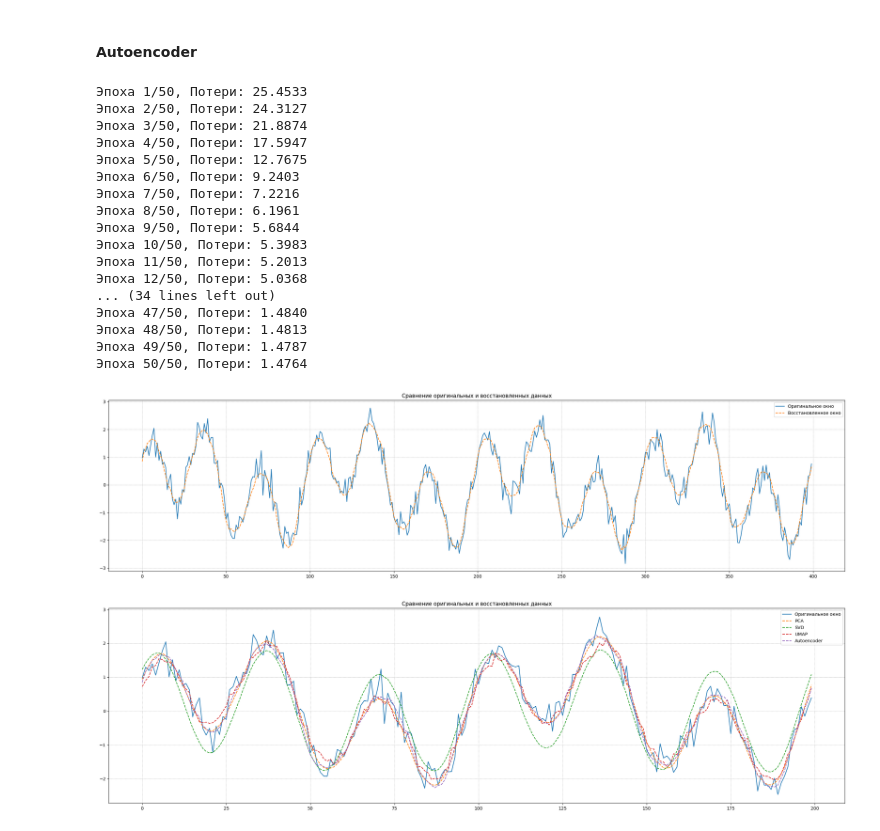
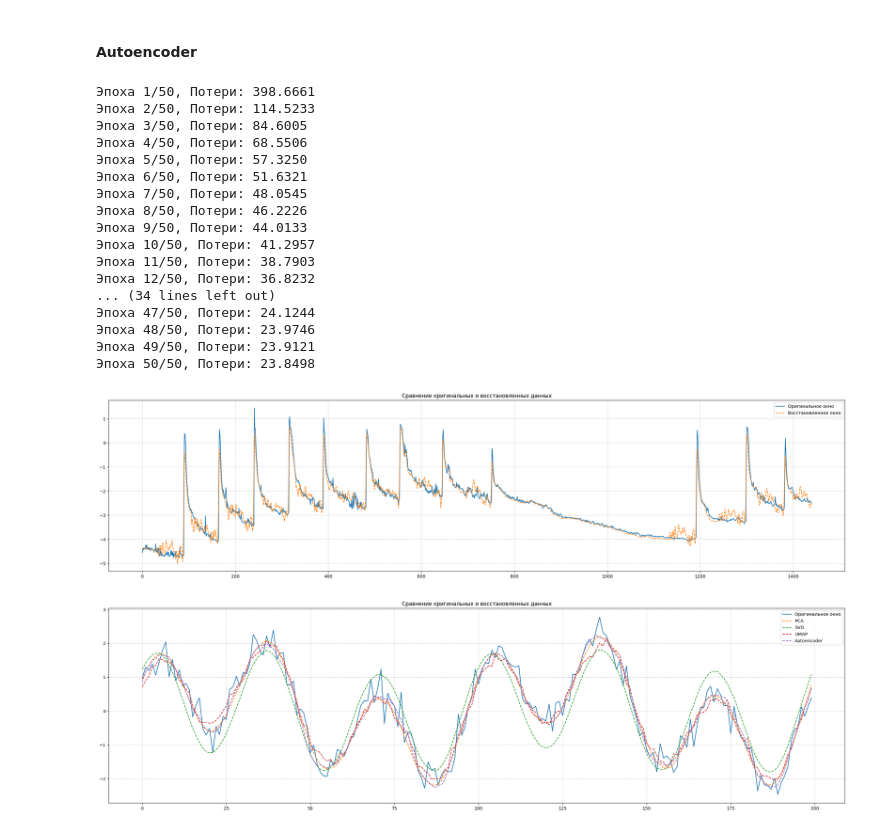
Before and after one commit to 3yungar/dl_phd_project, a Jupyter notebook: anomaly_forecasting/feature_space_compression.ipynb, the cells around one changed output. Drawn from its saved outputs; the diff is of its cells as text; code cells hidden in the pictures.

```diff
--- a/anomaly_forecasting/feature_space_compression.ipynb
+++ b/anomaly_forecasting/feature_space_compression.ipynb
@@ -20,2 +25,4 @@ signal = signal.astype('float32')
+# %%
+signal = pd.read_csv('../data/small_data.csv', usecols=['temp_ice']).values[:30000].reshape(-1)
 # %%
 plt.figure(figsize=(30, 6))
@@ -57,7 +65,7 @@ def plot_reconstructed_data(X_reconstructed, length=400):
     plt.grid(linestyle='--', linewidth=0.5)
     plt.show()
 # %%
-N_COMPRESSED_FEATURES = 4
+N_COMPRESSED_FEATURES = 5
 # %% [markdown]
 ### Linear methods
 # %% [markdown]
@@ -231,7 +241,7 @@ for epoch in range(epochs):
     model.train()
     epoch_loss = 0.0
 
-    for i in range(0, len(X[400:]), batch_size):
+    for i in range(0, len(X[1440:]), batch_size):
         # Формируем батчи
         batch = torch.tensor(X[i:i+batch_size], dtype=torch.float32)
 
@@ -255,27 +265,27 @@ for epoch in range(epochs):
 with torch.no_grad():
     X_ae_compressed, X_ae_reconstructed = model(torch.tensor(X, dtype=torch.float32))
 # %% [output]
-Эпоха 1/50, Потери: 25.4533
-Эпоха 2/50, Потери: 24.3127
-Эпоха 3/50, Потери: 21.8874
-Эпоха 4/50, Потери: 17.5947
-Эпоха 5/50, Потери: 12.7675
-Эпоха 6/50, Потери: 9.2403
-Эпоха 7/50, Потери: 7.2216
-Эпоха 8/50, Потери: 6.1961
-Эпоха 9/50, Потери: 5.6844
-Эпоха 10/50, Потери: 5.3983
-Эпоха 11/50, Потери: 5.2013
-Эпоха 12/50, Потери: 5.0368
+Эпоха 1/50, Потери: 398.6661
+Эпоха 2/50, Потери: 114.5233
+Эпоха 3/50, Потери: 84.6005
+Эпоха 4/50, Потери: 68.5506
+Эпоха 5/50, Потери: 57.3250
+Эпоха 6/50, Потери: 51.6321
+Эпоха 7/50, Потери: 48.0545
+Эпоха 8/50, Потери: 46.2226
+Эпоха 9/50, Потери: 44.0133
+Эпоха 10/50, Потери: 41.2957
+Эпоха 11/50, Потери: 38.7903
+Эпоха 12/50, Потери: 36.8232
 ... (34 lines left out)
-Эпоха 47/50, Потери: 1.4840
-Эпоха 48/50, Потери: 1.4813
-Эпоха 49/50, Потери: 1.4787
-Эпоха 50/50, Потери: 1.4764
+Эпоха 47/50, Потери: 24.1244
+Эпоха 48/50, Потери: 23.9746
+Эпоха 49/50, Потери: 23.9121
+Эпоха 50/50, Потери: 23.8498
 # %%
-plot_reconstructed_data(X_ae_reconstructed)
+plot_reconstructed_data(X_ae_reconstructed, 1440)
 # %% [output]
-[figure, old version]
+[figure, new version]
 # %%
 reconstructed_dict = {
     'PCA': X_pca_reconstructed,
```
Also changed, not shown: parts of 14 cells of this notebook.
